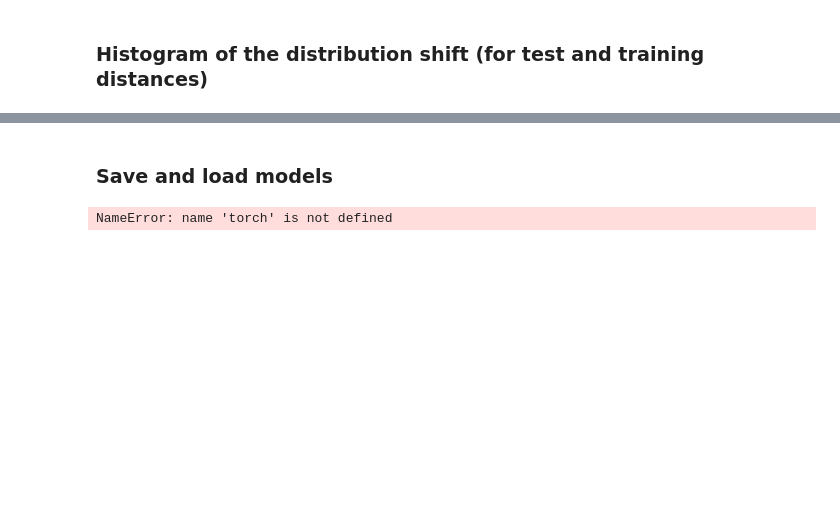
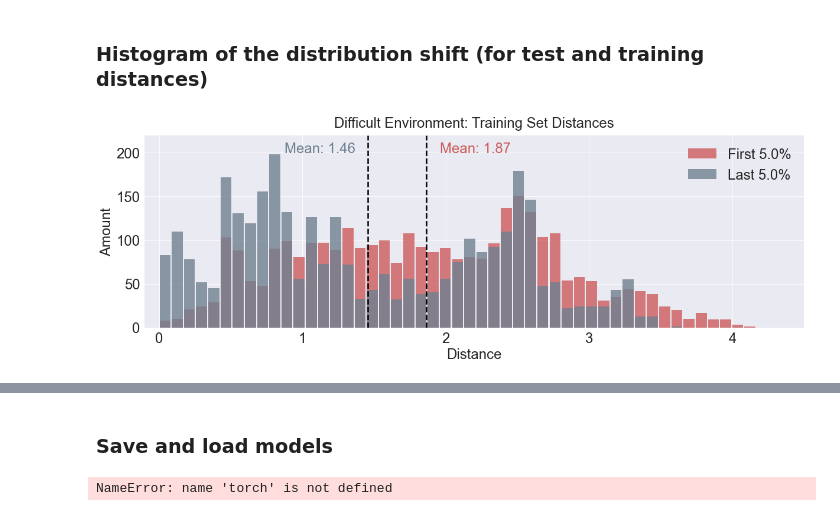
Before and after one commit to Mariusmarten/SpatialMemory, a Jupyter notebook: _4_DualOutput_coord_pred.ipynb, the cells around one changed output, grey strips where cells are left out. Saved outputs shown, nothing was run; the diff lists cells and outputs as text; code cells hidden in the pictures; blank space fills up the shorter version.

```diff
--- a/_4_DualOutput_coord_pred.ipynb
+++ b/_4_DualOutput_coord_pred.ipynb
@@ -148,2 +230,96 @@ plot.plot_euclidean_distance(train_dis, test_dis)
 # %% [markdown]
 ### Histogram of the distribution shift (for test and training distances)
+# %%
+import statistics
+
+percentage = 0.05
+
+def histo_distribution_shift(test_dis_item, max_value, plot_title, savings_title, ymax):
+
+    max_lim = 17
+
+    def has_len(obj):
+        return hasattr(obj, "__len__")
+
+    def is_float_try(inp):
+        return isinstance(inp, float) or not has_len(input)
+
+    dis_item_notensor = []
+    for item in test_dis_item:
+        if len(list(test_dis_item[0].size())) == 2:
+            for i in item:
+                i = i.detach().numpy()
+                if is_float_try(i):
+                    dis_item_notensor.extend(i)
+                else:
+                    dis_item_notensor.append(i)
+        else:
+            item = item.detach().numpy()
+            dis_item_notensor.extend(item)
+
+    length = len(dis_item_notensor)
+
+    plt.rcParams["figure.figsize"] = 20, 6
+
+    font = 24
+    hfont = {'fontname':'Helvetica'}
+
+    plt.rcParams.update({"font.size": font})
+    plt.rcParams['axes.titlepad'] = 13
+    plt.rcParams['xtick.major.pad']='8' # axis distance
+    plt.rcParams['ytick.major.pad']='8'
+
+    plt.rc("xtick", labelsize=font)
+    plt.rc("ytick", labelsize=font)
+
+
+    with plt.style.context("seaborn-darkgrid"):
+        # first N%
+        plt.hist(
+            dis_item_notensor[0 : int(length * percentage)],
+            bins=200,
+            rwidth=0.9,
+            color="indianred",
+            range=(0, max_lim),
+            alpha=0.8,
+            label= 'First ' + str(percentage*100) + '%'
+        )
+        # last N%
+        plt.hist(
+            dis_item_notensor[int(length * (1-percentage)) : length - 1],
+            bins=200,
+            rwidth=0.9,
+            color="slategray",
+            range=(0, max_lim),
+            alpha=0.8,
+            label= 'Last ' + str(percentage*100) + '%'
+        )
+        plt.title(plot_title, fontsize=font)
+        plt.xlabel("Distance", fontsize=font)
+        plt.ylabel("Amount", fontsize=font)
+
+        # first
+        mean_val_first = statistics.mean(dis_item_notensor[10 : int(length * percentage)])
+        plt.text(mean_val_first * 1.05, max_value, "Mean: {:.2f}".format(mean_val_first), fontsize=font, color="indianred")
+        plt.axvline(mean_val_first, color="k", linestyle="dashed", linewidth=2.5)
+
+        # last
+        mean_val_last = statistics.mean(dis_item_notensor[int(length * (1-percentage)) : length - 1])
+        plt.text(mean_val_last * 0.6, max_value, "Mean: {:.2f}".format(mean_val_last), fontsize=font, color="slategray")
+        plt.axvline(mean_val_last, color="k", linestyle="dashed", linewidth=2.5)
+
+        plt.xlim(xmax = 4.5, xmin = -0.1) # 17.5
+        plt.ylim(ymax = ymax, ymin = 0)
+
+        plt.legend()
+
+        plt.savefig(savings_title + '.pdf', bbox_inches="tight")
+
+        plt.show()
+
+
+# euclidean distance distribution for the training set for the first and last 5% of the training
+histo_distribution_shift(train_dis_item, 200, "Difficult Environment: Training Set Distances", 'difficult_coord_pred_traing_distance', ymax=220)
+histo_distribution_shift(test_dis_item, 50, "Difficult Environment: Validation Set Distances", 'difficult_coord_pred_validatiin_distance', ymax=55)
+# %% [output]
+[figure, added]
```
Also changed, not shown: parts of 8 cells of this notebook, 2 other files.
